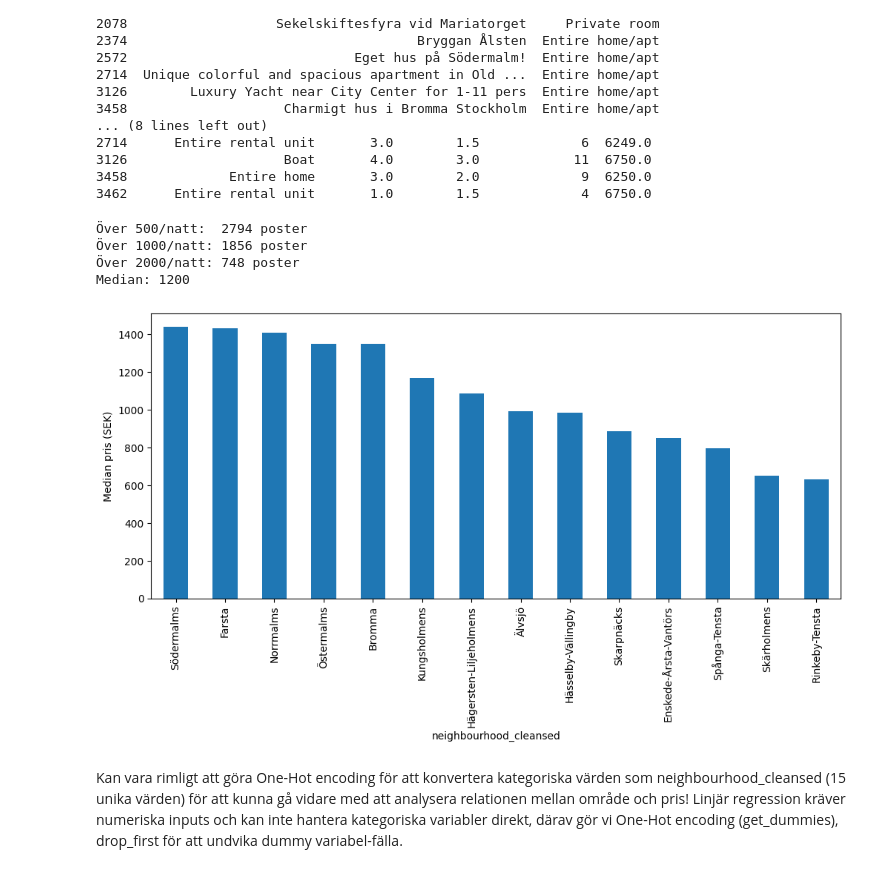
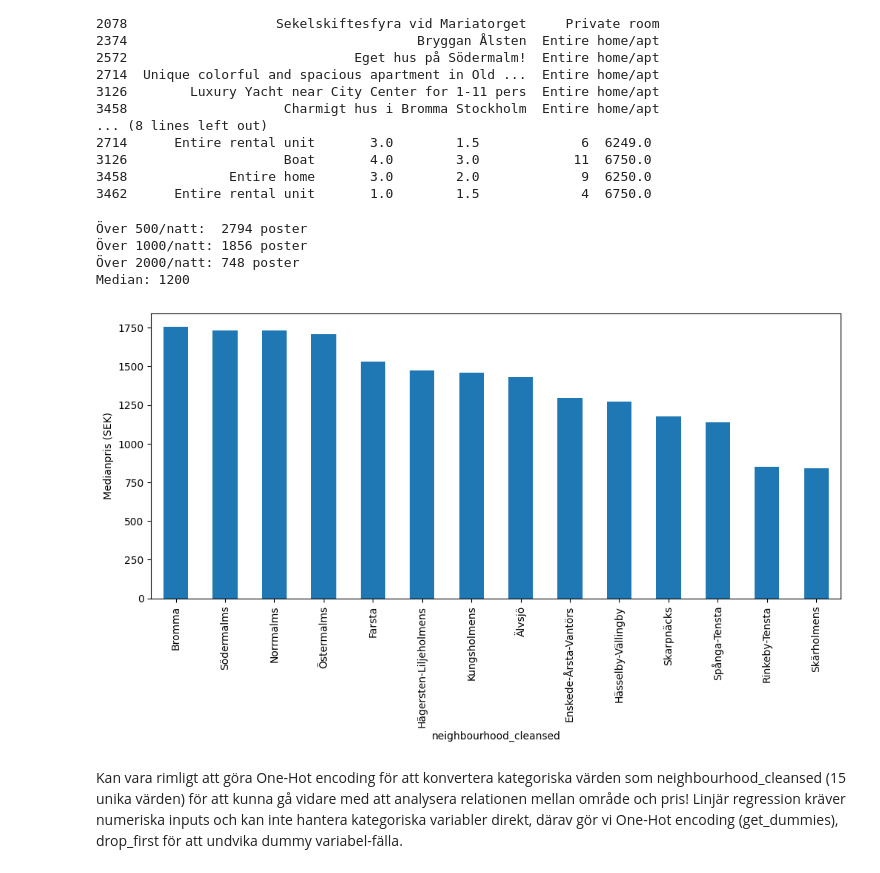
Before and after one commit to emilioano/AppliedAI, a Jupyter notebook: airbnb_prediction/airbnb.ipynb, the cells around one changed output. Saved outputs shown, nothing was run; the diff lists cells and outputs as text; code cells hidden in the pictures.

```diff
--- a/airbnb_prediction/airbnb.ipynb
+++ b/airbnb_prediction/airbnb.ipynb
@@ -50,7 +50,7 @@ Rena lite data
 # %%
 # Städa och ändra price från str till int
 
-cleandf = df
+cleandf = df.copy()
 cleandf['price'] = cleandf['price'].str.replace('$','')
 cleandf['price'] = cleandf['price'].str.replace(',','')
 cleandf['price'] = cleandf['price'].astype(float)
@@ -142,25 +141,25 @@ Index: []
 # %%
 # Hur många poster ligger över rimlig USD-gräns?
 print(f"Över 500/natt:  {(cleandf['price'] > 500).sum()} poster")
 print(f"Över 1000/natt: {(cleandf['price'] > 1000).sum()} poster")
 print(f"Över 2000/natt: {(cleandf['price'] > 2000).sum()} poster")
 
 # Vad är medianpriset?
 print(f"Median: {cleandf['price'].median():.0f}")
 
 
 
 # Hur ser sambandet mellan område och rumspriser ut? Förutom att Farsta som inte är något finare område ligger bland toppen så verkar det relativt rimligt.
-neighbourhood_avg = cleandf.groupby('neighbourhood_cleansed')['price'].median().sort_values(ascending=False)
+neighbourhood_avg = cleandf.groupby('neighbourhood_cleansed')['price'].mean().sort_values(ascending=False)
 neighbourhood_avg.head(15).plot(kind='bar', figsize=(12, 5))
 plt.ylabel('Medianpris (SEK)')
 plt.show()
 # %% [output]
 Över 500/natt:  2794 poster
 Över 1000/natt: 1856 poster
 Över 2000/natt: 748 poster
 Median: 1200
-[figure, old version]
+[figure, new version]
 # %% [markdown]
 Kan vara rimligt att göra One-Hot encoding för att konvertera kategoriska värden som neighbourhood_cleansed (15 unika värden) för att kunna gå vidare med att analysera relationen mellan område och pris!
 Linjär regression kräver numeriska inputs och kan inte hantera kategoriska variabler direkt, därav  gör vi One-Hot encoding (get_dummies), drop_first för att undvika dummy variabel-fälla.
```
Also changed, not shown: parts of 9 cells of this notebook, 2 other files.
